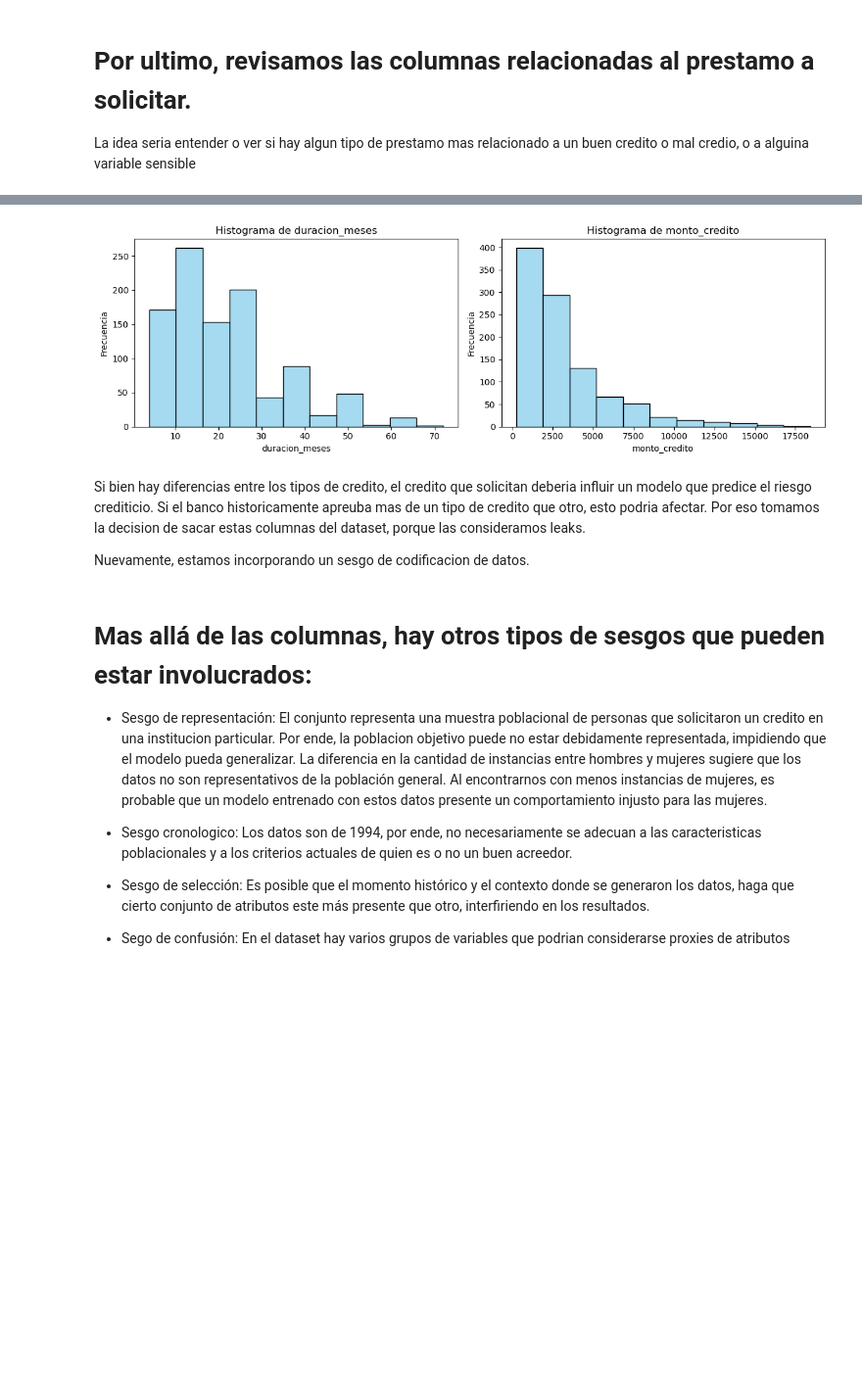
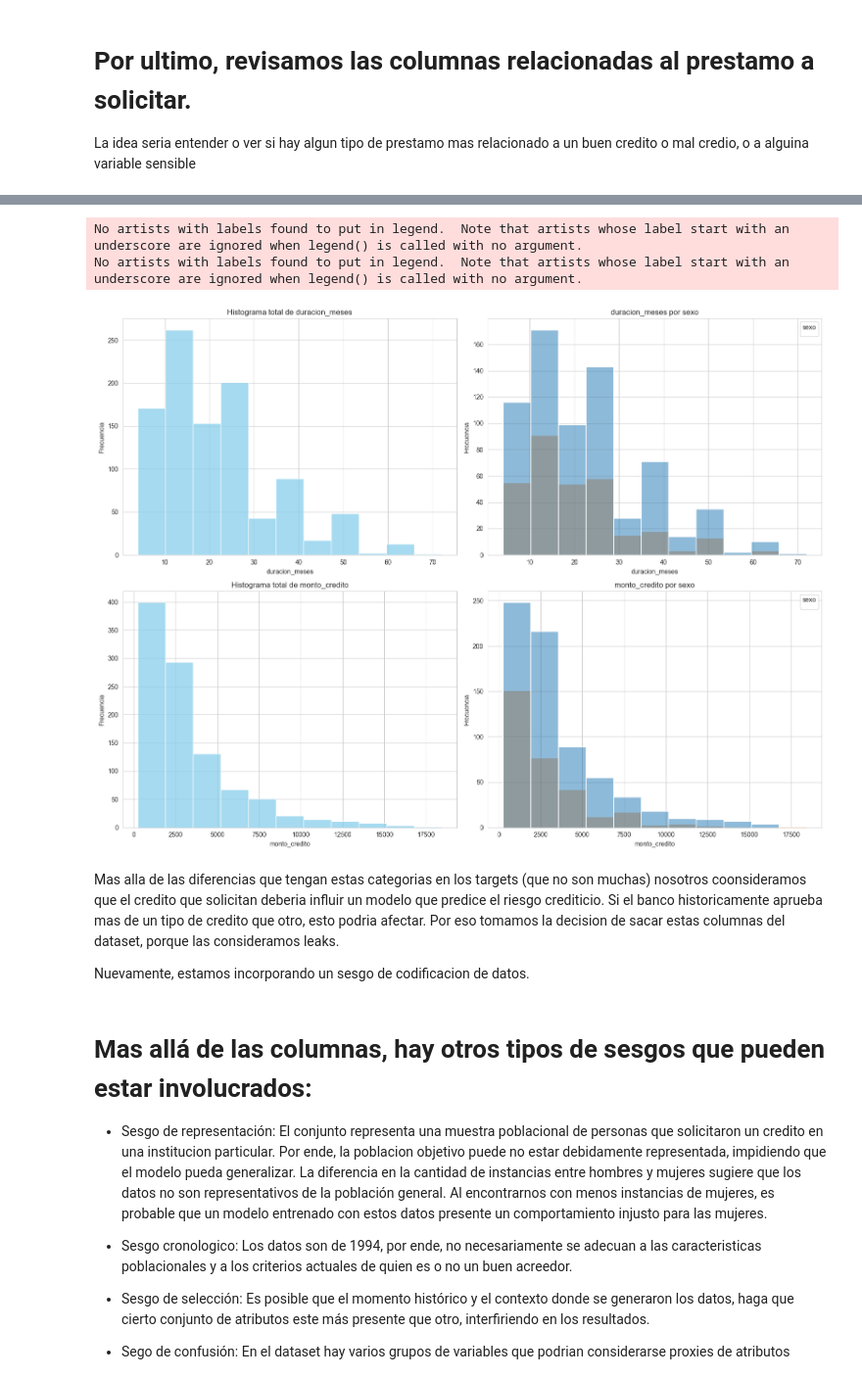
Before and after one commit to ezemartlopez/TP-Integrador-Equidad-en-Aprendizaje-Autom-tico, a Jupyter notebook: 01_Conjunto_datos.ipynb, the cells around one changed output, grey strips where cells are left out. Shown at 98% size. Drawn from its saved outputs; the diff is of its cells as text; code cells hidden in the pictures; blank space fills up the shorter version.

```diff
--- a/01_Conjunto_datos.ipynb
+++ b/01_Conjunto_datos.ipynb
@@ -717,29 +728,39 @@ plt.show()
 # %%
 columnas = ['duracion_meses', 'monto_credito']
-# %%
-n_cols = 7
-n_rows = (len(columnas) + n_cols - 1) // n_cols
-
-plt.figure(figsize=(6 * n_cols, 4 * n_rows))
-
-for i, col in enumerate(columnas, 1):
-    data = df[col]
-    data_min, data_max = data.min(), data.max()
-    n = len(data)
-    bins = int(np.ceil(np.log2(n) + 1))
-
-    plt.subplot(n_rows, n_cols, i)
-    sns.histplot(data, bins=bins, kde=False, color='skyblue', binrange=(data_min, data_max))
-    plt.title(f'Histograma de {col}')
-    plt.xlabel(col)
-    plt.ylabel('Frecuencia')
-
-plt.tight_layout()
-plt.show()
-# %% [output]
-[figure, removed]
+# %%
+n_cols = 2
+n_rows = 2
+
+plt.figure(figsize=(8 * n_cols, 6 * n_rows))
+
+for i, col in enumerate(columnas):
+    data = df[col]
+    n = len(data)
+    bins = int(np.ceil(np.log2(n) + 1))
+
+    # Histograma total
+    plt.subplot(n_rows, n_cols, i * 2 + 1)
+    sns.histplot(data, bins=bins, kde=False, color='skyblue')
+    plt.title(f'Histograma total de {col}')
+    plt.xlabel(col)
+    plt.ylabel('Frecuencia')
+
+    # Histograma por riesgo_crediticio
+    plt.subplot(n_rows, n_cols, i * 2 + 2)
+    sns.histplot(data=df, x=col, hue='sexo', bins=bins, kde=False)
+    plt.title(f'{col} por sexo')
+    plt.xlabel(col)
+    plt.ylabel('Frecuencia')
+    plt.legend(title='sexo')
+
+plt.tight_layout()
+plt.show()
+# %% [output]
+No artists with labels found to put in legend.  Note that artists whose label start with an underscore are ignored when legend() is called with no argument.
+No artists with labels found to put in legend.  Note that artists whose label start with an underscore are ignored when legend() is called with no argument.
+[figure, added]
 # %% [markdown]
-Si bien hay diferencias entre los tipos de credito, el credito que solicitan deberia influir un modelo que predice el riesgo crediticio. Si el banco historicamente apreuba mas de un tipo de credito que otro, esto podria afectar. Por eso tomamos la decision de sacar estas columnas del dataset, porque las consideramos leaks.
+Mas alla de las diferencias que tengan estas categorias en los targets (que no son muchas) nosotros coonsideramos que el credito que solicitan deberia influir un modelo que predice el riesgo crediticio. Si el banco historicamente aprueba mas de un tipo de credito que otro, esto podria afectar. Por eso tomamos la decision de sacar estas columnas del dataset, porque las consideramos leaks.
 
 Nuevamente, estamos incorporando un sesgo de codificacion de datos.
 # %%
```
Also changed, not shown: parts of 24 cells of this notebook.
